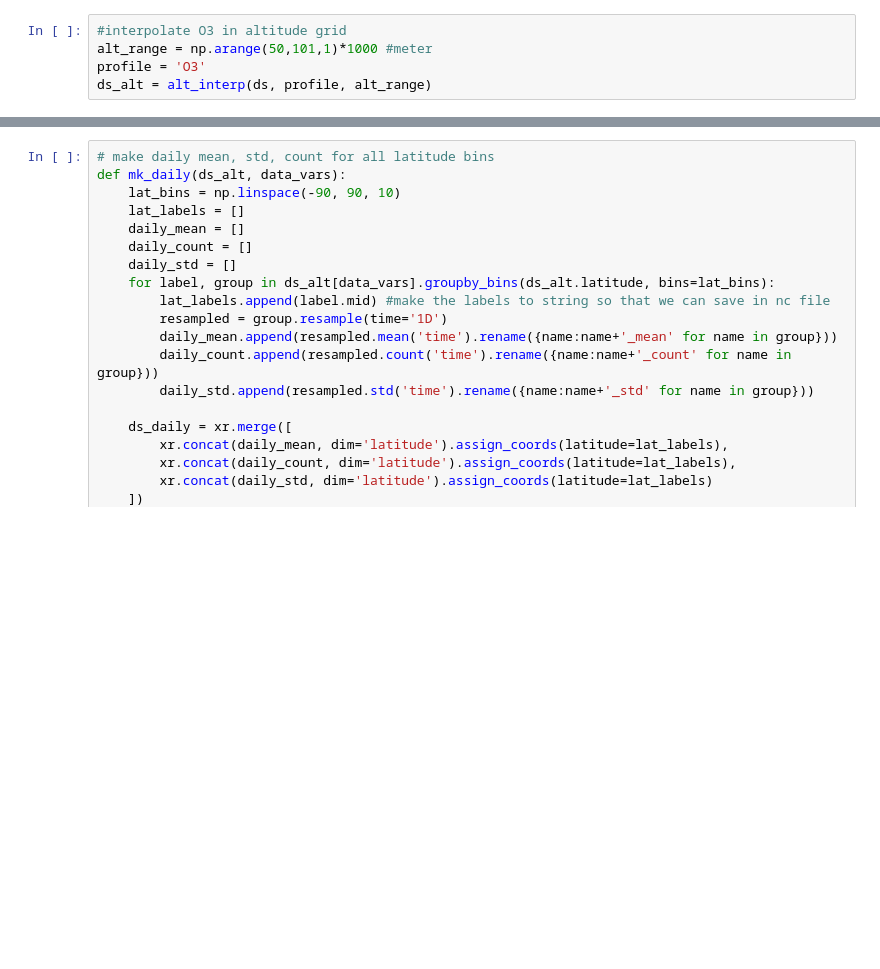
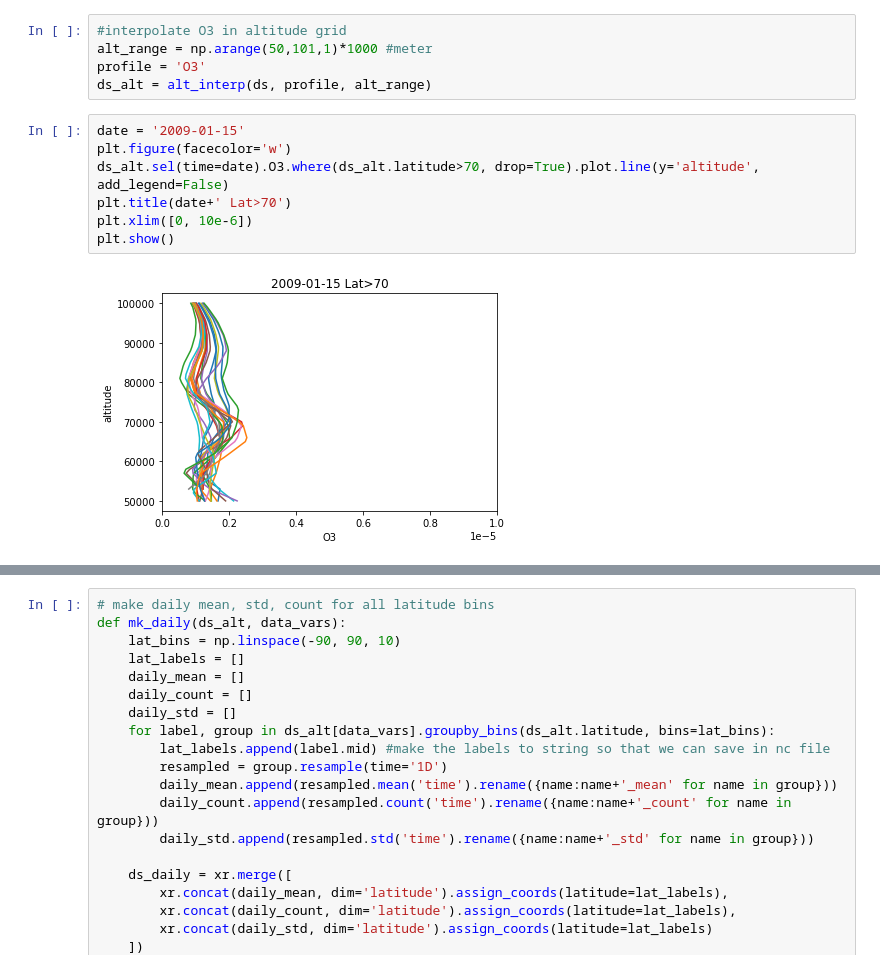
Before and after one commit to Anqi-Li/SSW, a Jupyter notebook: SMR_profiles.ipynb, the cells around one changed output, grey strips where cells are left out. Drawn from its saved outputs; the diff is of its cells as text; blank space fills up the shorter version.

```diff
--- a/SMR_profiles.ipynb
+++ b/SMR_profiles.ipynb
@@ -52,6 +76,15 @@ with xr.open_dataset('./data_SMR/'+filename) as ds:
 alt_range = np.arange(50,101,1)*1000 #meter
 profile = 'O3'
 ds_alt = alt_interp(ds, profile, alt_range)
+# %%
+date = '2009-01-15'
+plt.figure(facecolor='w')
+ds_alt.sel(time=date).O3.where(ds_alt.latitude>70, drop=True).plot.line(y='altitude', add_legend=False)
+plt.title(date+' Lat>70')
+plt.xlim([0, 10e-6])
+plt.show()
+# %% [output]
+[figure, added]
 # %%
 #daily average in NP (lat > 70 degree)
 ds_daily = ds_alt.where(ds_alt.latitude>70).resample(time='1D').mean('time')[profile]
```
Also changed, not shown: parts of 4 cells of this notebook, 1 other file.
